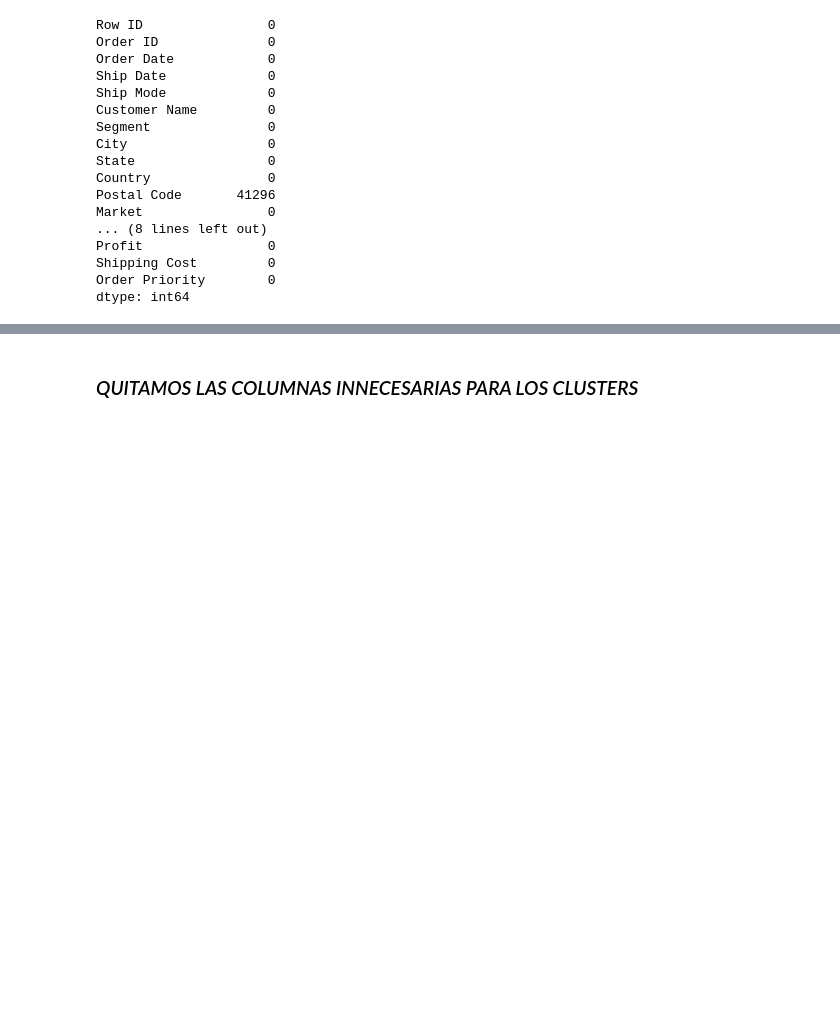
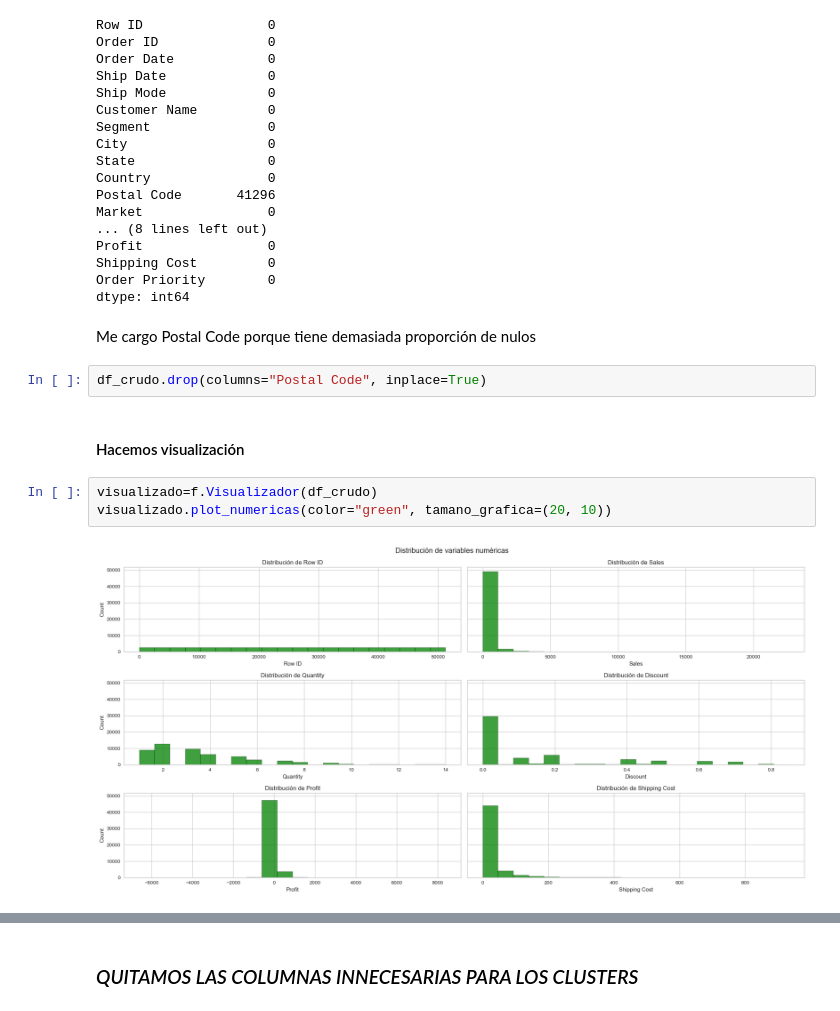
Before and after one commit to jgilsu11/Proyecto9-Clustering, a Jupyter notebook: Notebooks/clusterizacion.ipynb, the cells around one changed output, grey strips where cells are left out. Drawn from its saved outputs; the diff is of its cells as text; blank space fills up the shorter version.

```diff
--- a/Notebooks/clusterizacion.ipynb
+++ b/Notebooks/clusterizacion.ipynb
@@ -175,3 +175,14 @@ Profit                0
 Shipping Cost         0
 Order Priority        0
 dtype: int64
+# %% [markdown]
+Me cargo Postal Code porque tiene demasiada proporción de nulos
+# %%
+df_crudo.drop(columns="Postal Code", inplace=True)
+# %% [markdown]
+#### Hacemos visualización
+# %%
+visualizado=f.Visualizador(df_crudo)
+visualizado.plot_numericas(color="green", tamano_grafica=(20, 10))
+# %% [output]
+[figure, added]
```
Also changed, not shown: parts of 41 cells of this notebook, 1 other file.
